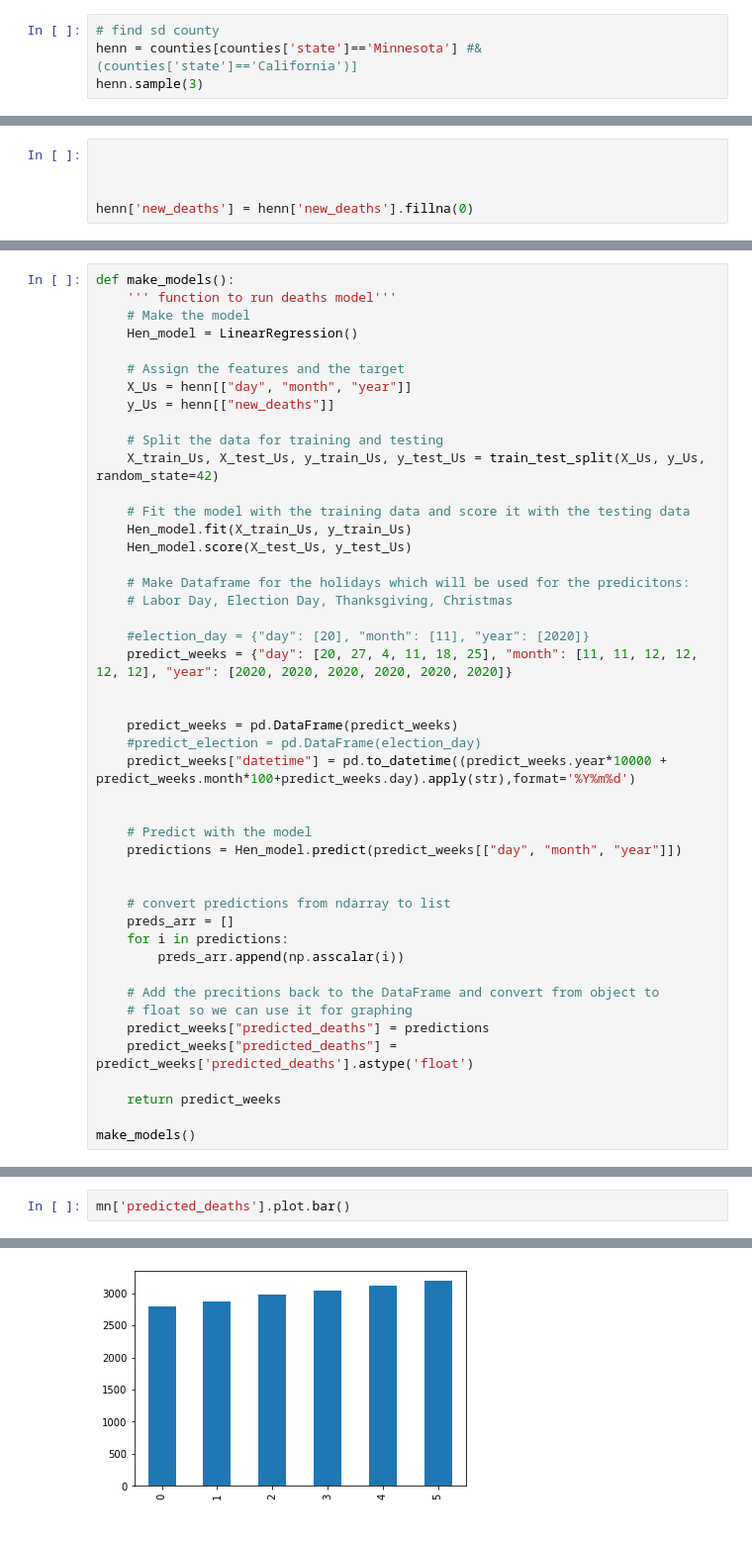
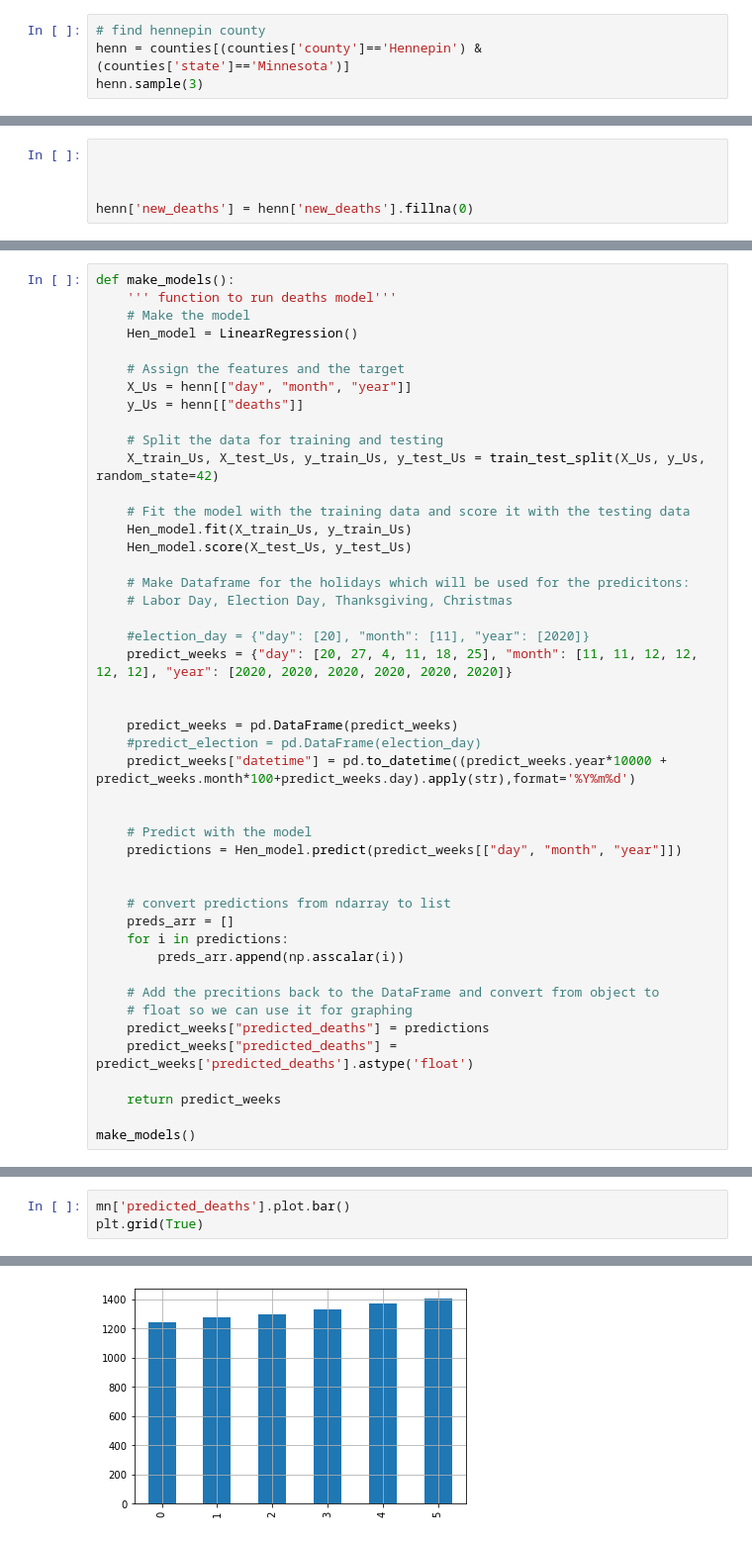
Before and after one commit to searanch/covid-19-predictions, a Jupyter notebook: minneapolis.ipynb, the cells around one changed output, grey strips where cells are left out. Shown: that part at 99% size. Saved outputs shown, nothing was run; the diff lists cells and outputs as text.

Commit message:
Added Cumberland and Hennepin county model.

```diff
--- a/minneapolis.ipynb
+++ b/minneapolis.ipynb
@@ -41,6 +34,6 @@ states
 # %%
-# find sd county
-henn = counties[counties['state']=='Minnesota'] #& (counties['state']=='California')]
+# find hennepin county
+henn = counties[(counties['county']=='Hennepin') & (counties['state']=='Minnesota')]
 henn.sample(3)
 # %% [output]
 |  | date | county | state | fips | cases | deaths |
@@ -99,7 +127,7 @@ def make_models():
 
     # Assign the features and the target
     X_Us = henn[["day", "month", "year"]]
-    y_Us = henn[["new_deaths"]]
+    y_Us = henn[["deaths"]]
 
     # Split the data for training and testing
     X_train_Us, X_test_Us, y_train_Us, y_test_Us = train_test_split(X_Us, y_Us, random_state=42)
@@ -159,3 +187,4 @@ mn
 # %%
 mn['predicted_deaths'].plot.bar()
+plt.grid(True)
 # %% [output]
@@ -163,4 +191,4 @@ mn['predicted_deaths'].plot.bar()
-[figure, old version]
+[figure, new version]
 # %%
 mn['adjust'] = mn['predicted_deaths'] * .8
 mn
```
Also changed, not shown: parts of 14 cells of this notebook, 1 other file.
